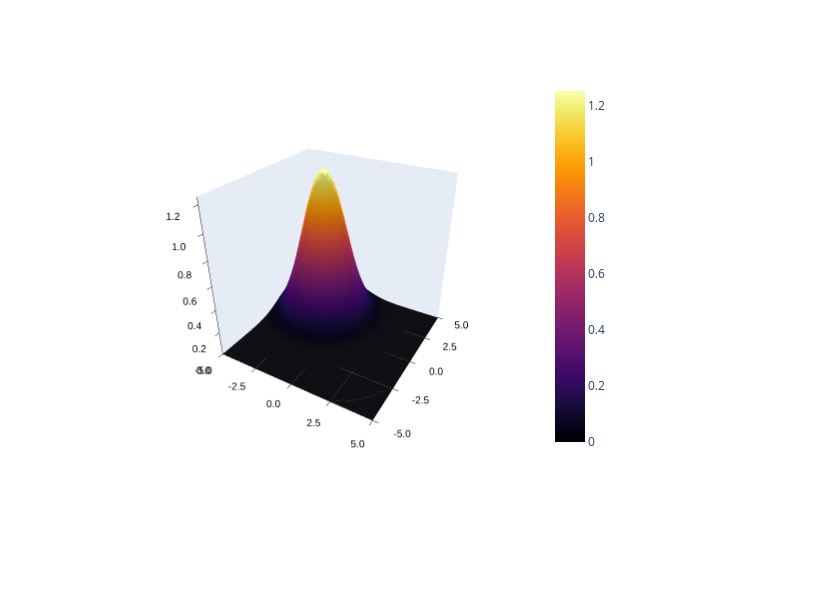
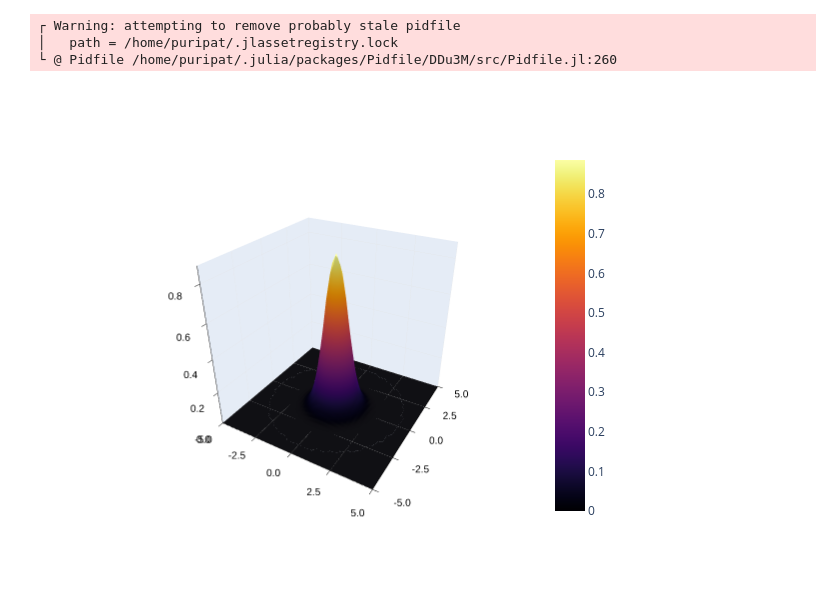
Before and after one commit to AtomThum/PropagatorSimulations, a Jupyter notebook: Simulations/FreeParticleSimulation.ipynb, the cells around one changed output. Cells and saved outputs as stored; diff of their text form; code cells hidden in the pictures; blank space fills up the shorter version.

```diff
--- a/Simulations/FreeParticleSimulation.ipynb
+++ b/Simulations/FreeParticleSimulation.ipynb
@@ -1,36 +1,36 @@
 # %%
 using Plots; plotlyjs()
 using LinearAlgebra
-using SymPy
 using BenchmarkTools
-
-q, q0, q1, q2, qf = symbols("q q_0 q_1 q_2 q_F", real = true)
-m, t, t0, t1, t2, tf = symbols("m t t_0 t_1 t_2 t_F", real = true, positive = true)
-q0p, q1p, q2p, qfp = symbols("q^{\\prime}_0 q^{\\prime}_1 q^{\\prime}_2 q^{\\prime}_F", real = true)
-a, b, c, d, e, f = symbols("a b c d e f")
-s1, s2, p1, p2, σ1, σ2 = symbols("s_1 s_2 p_1 p_2 σ_1 σ_2")
 
 freePropagator(finPos, startPos, finTime, startTime = 0, m = 1) = sqrt(m / (2 * pi * im * (finTime - startTime))) * exp(im * m / (2 * (finTime - startTime)) * (finPos - startPos)^2)
 freePropagatorC(qf, qfp, q0, q0p, tf, t0) = freePropagator(qf, q0, tf, t0) + freePropagator(qfp, q0p, tf, t0)
-
 initStateFunction(q0, q0p, σ1, s1, p1, σ2, s2, p2) = (1//2 * pi * σ1)^(1//4) * exp(-(q0 - s1)^2 / (4 * σ1^2) + im * p1 * q0) * (1//2 * pi * σ2)^(1//4) * exp(-(q0p - s2)^2 / (4 * σ2^2) + im * p2 * q0p)
 
 maxPos = 5
 minPos = -5
 stepPos = 0.25
 
 pos1Vect = collect(minPos:stepPos:maxPos)
 pos2Vect = collect(minPos:stepPos:maxPos)
 posVectSize = size(pos1Vect, 1)
 posMat = [(i, j) for i in pos1Vect, j in pos2Vect]
 
 posToIndex(pos) = Int32((pos - minPos) / stepPos  + 1)
 
-initState(q) = initStateFunction(q[1], q[2], 1, 2, 2, 1, -2, -2)
+initState(q) = initStateFunction(q[1], q[2], 0.5, 0, 0, 0.5, 0, 0)
 initMat = initState.(posMat)
 initMat = round.(initMat, digits = 7)
 
+α = 0.5
+m = 1
+
+springPropagator1(qf, qfp, q0, q0p, tf, t0) = freePropagatorC(qf, qfp, q0, q0p, tf, t0) * (1 - im * α * tf / 6 * (-2 * (m * (q0 + qf)^2 + m * (q0p + qfp)^2 + im * tf) + 2*q0*q0p + q0*qfp + q0p*qf + 2*qf*qfp))
+
 surface(pos1Vect, pos2Vect, abs.(initMat))
 # %% [output]
+┌ Warning: attempting to remove probably stale pidfile
+│   path = /home/puripat/.jlassetregistry.lock
+└ @ Pidfile /home/puripat/.julia/packages/Pidfile/DDu3M/src/Pidfile.jl:260
-[figure, old version]
+[figure, new version]
 # %%
```
Also changed, not shown: parts of 1 cell of this notebook, 4 other files.
